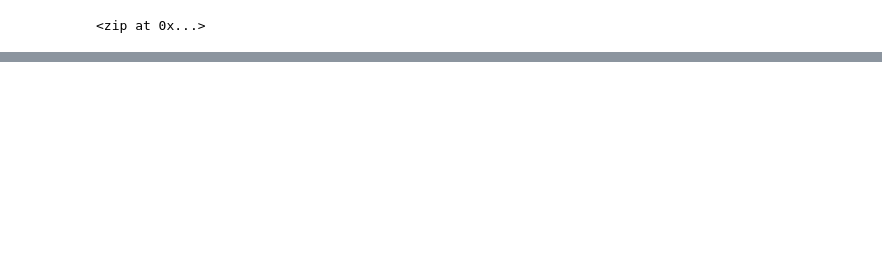
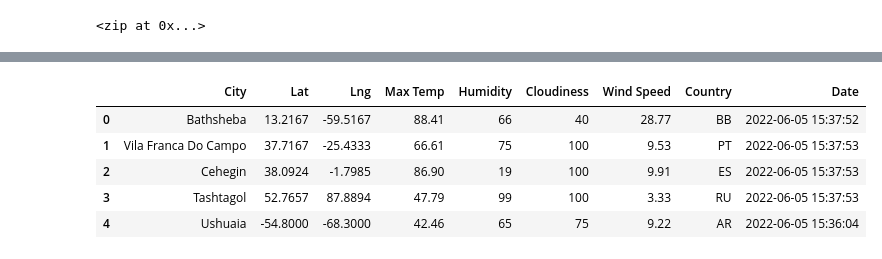
Before and after one commit to bessobrien/World_Weather_Analysis, a Jupyter notebook: WeatherPy.ipynb, the cells around one changed output, grey strips where cells are left out. Saved outputs shown, nothing was run; the diff lists cells and outputs as text; code cells hidden in the pictures; blank space fills up the shorter version.

Commit message:
Update WeatherPy with cities list

```diff
--- a/WeatherPy.ipynb
+++ b/WeatherPy.ipynb
@@ -33,0 +41,4 @@ len(cities)
+# %%
+## Starting URL for Weather Map API Call.
+url = "http://api.openweathermap.org/data/2.5/weather?units=Imperial&APPID=" + weather_api_key
+print(url)
@@ -33,0 +133,11 @@ len(cities)
+# %%
+# Convert the array of dictionaries to a Pandas DataFrame.
+city_data_df = pd.DataFrame(city_data)
+city_data_df.head()
+# %% [output]
+|  | City | Lat | Lng | Max Temp | Humidity | Cloudiness | Wind Speed | Country | Date |
+| 0 | Bathsheba | 13.2167 | -59.5167 | 88.41 | 66 | 40 | 28.77 | BB | 2022-06-05 15:37:52 |
+| 1 | Vila Franca Do Campo | 37.7167 | -25.4333 | 66.61 | 75 | 100 | 9.53 | PT | 2022-06-05 15:37:53 |
+| 2 | Cehegin | 38.0924 | -1.7985 | 86.90 | 19 | 100 | 9.91 | ES | 2022-06-05 15:37:53 |
+| 3 | Tashtagol | 52.7657 | 87.8894 | 47.79 | 99 | 100 | 3.33 | RU | 2022-06-05 15:37:53 |
+| 4 | Ushuaia | -54.8000 | -68.3000 | 42.46 | 65 | 75 | 9.22 | AR | 2022-06-05 15:36:04 |
```
Also changed, not shown: parts of 8 cells of this notebook, 4 other files.
